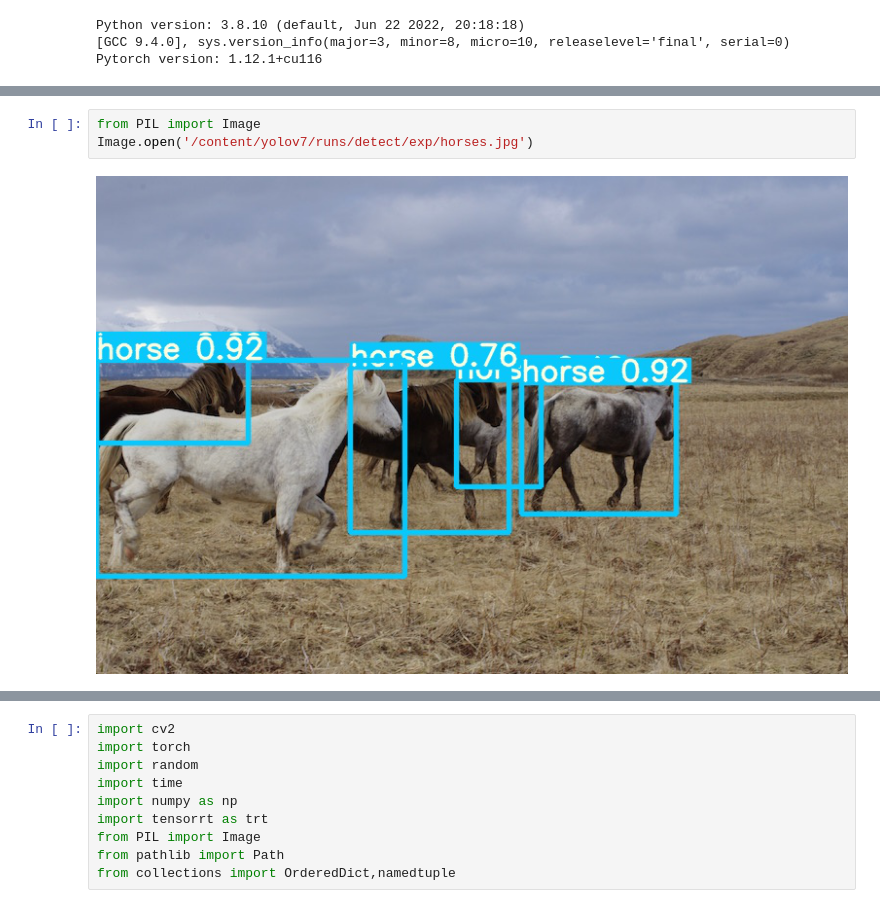
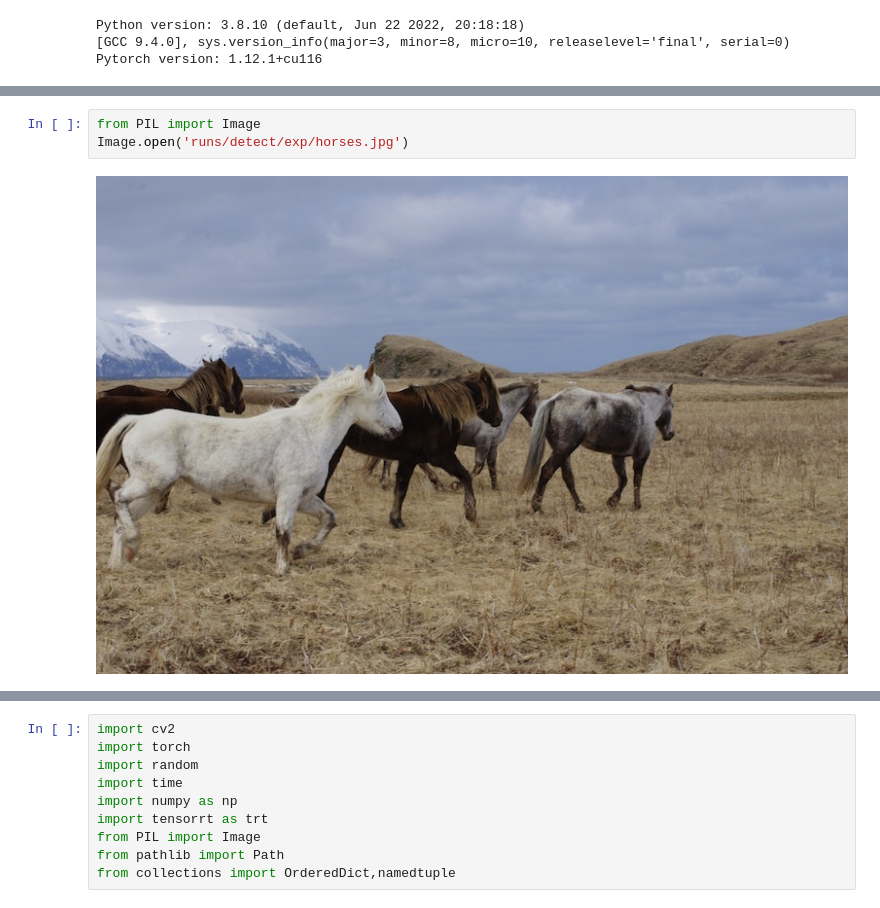
Before and after one commit to superfast852/SojiDev, a Jupyter notebook: YOLOv7trt.ipynb, the cells around one changed output, grey strips where cells are left out. Cells and saved outputs as stored; diff of their text form.

```diff
--- a/YOLOv7trt.ipynb
+++ b/YOLOv7trt.ipynb
@@ -114,7 +117,7 @@ Done. (0.194s)
 # %%
 from PIL import Image
-Image.open('/content/yolov7/runs/detect/exp/horses.jpg')
+Image.open('runs/detect/exp/horses.jpg')
 # %% [output]
-[figure, old version]
+[figure, new version]
 # %%
 # export temporary ONNX model for TensorRT converter
```
Also changed, not shown: parts of 12 cells of this notebook, 5 other files.
